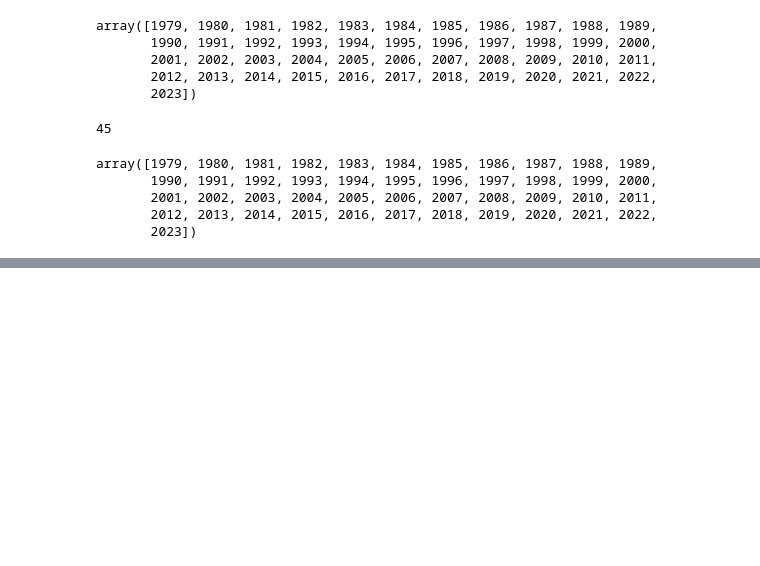
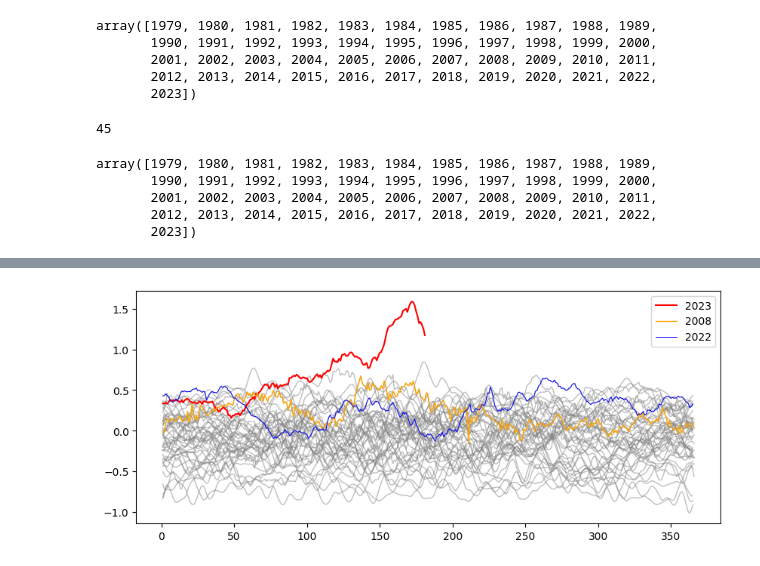
Before and after one commit to JhonZafra/Statistic_Concepts, a Jupyter notebook: SemanaIX/SeriesTiempo.ipynb, the cells around one changed output, grey strips where cells are left out. Cells and saved outputs as stored; diff of their text form; code cells hidden in the pictures; blank space fills up the shorter version.

```diff
--- a/SemanaIX/SeriesTiempo.ipynb
+++ b/SemanaIX/SeriesTiempo.ipynb
@@ -279,0 +375,17 @@ plt.show()
+# %%
+df.reset_index(inplace=True)
+# %%
+plt.figure(figsize= (10,4))
+for n in años:
+    plt.plot(df.date[ df.date.dt.year == n ].dt.dayofyear, df.sst_ano[ df.date.dt.year == n ],
+             color='gray', lw=1, alpha=0.5)
+plt.plot(df.date[ df.date.dt.year == 2023 ].dt.dayofyear, df.sst_ano[ df.date.dt.year == 2023 ],
+             color='red', label= '2023')
+plt.plot(df.date[ df.date.dt.year == 2008 ].dt.dayofyear, df.sst_ano[ df.date.dt.year == 2008 ],
+             color='orange', label= '2008', lw= 1)
+plt.plot(df.date[ df.date.dt.year == 2022 ].dt.dayofyear, df.sst_ano[ df.date.dt.year == 2022 ],
+             color='blue', label= '2022', lw= 0.7)
+plt.legend()
+plt.show()
+# %% [output]
+[figure, added]
```
Also changed, not shown: parts of 12 cells of this notebook.
